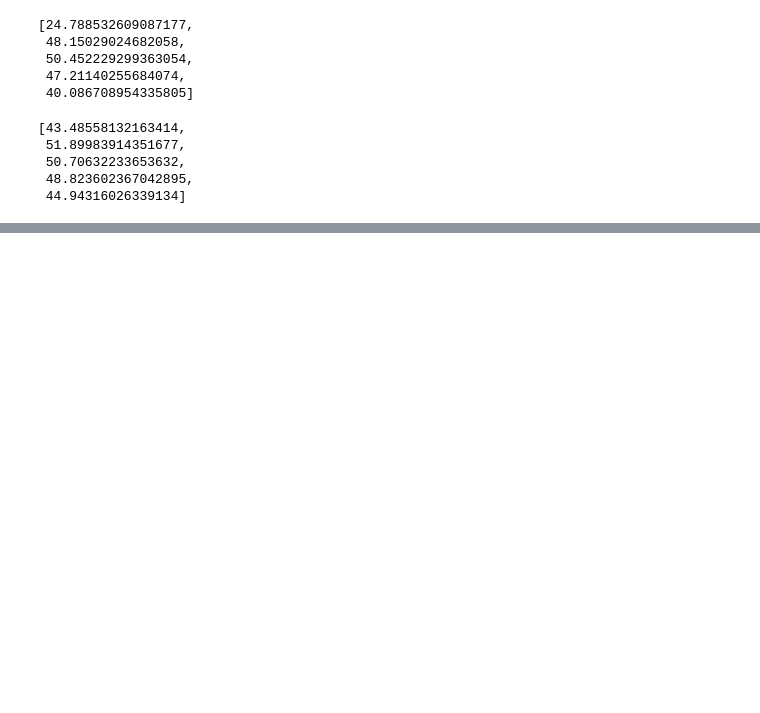
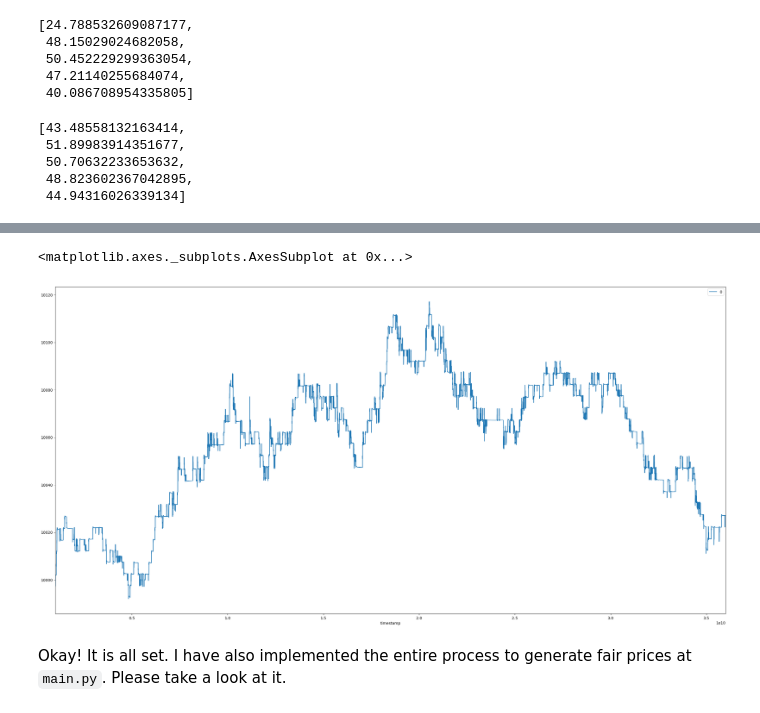
Before and after one commit to jjakimoto/Development, a Jupyter notebook: project/Order Flow Analysis.ipynb, the cells around one changed output, grey strips where cells are left out. Drawn from its saved outputs; the diff is of its cells as text; code cells hidden in the pictures; blank space fills up the shorter version.

```diff
--- a/project/Order Flow Analysis.ipynb
+++ b/project/Order Flow Analysis.ipynb
@@ -500,0 +527,9 @@ signal_prices_list = generate_signals(dfs, features_config, period)
+# %%
+x = pd.read_csv('fair_prices/fair_prices0.csv', index_col='timestamp')
+# %%
+x.plot()
+# %% [output]
+<matplotlib.axes._subplots.AxesSubplot at 0x...>
+[figure, added]
+# %% [markdown]
+Okay! It is all set. I have also implemented the entire process to generate fair prices at `main.py`. Please take a look at it.
```
Also changed, not shown: parts of 58 cells of this notebook, 10 other files.
